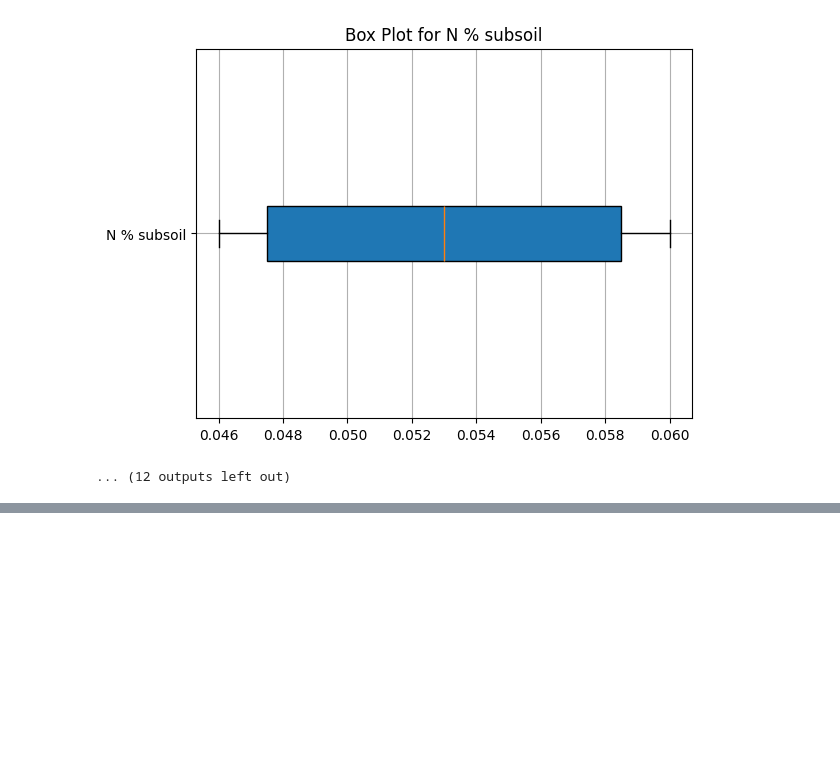
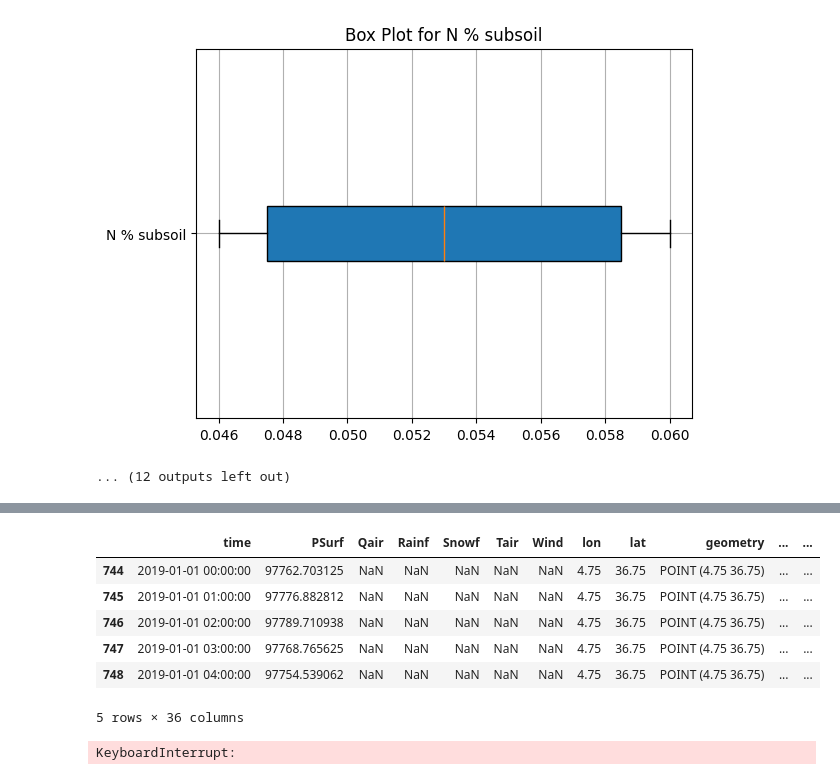
Before and after one commit to rahilGhamraci/Data-Mining-Project, a Jupyter notebook: part 1.ipynb, the cells around one changed output, grey strips where cells are left out. Saved outputs shown, nothing was run; the diff lists cells and outputs as text; code cells hidden in the pictures; blank space fills up the shorter version.

```diff
--- a/part 1.ipynb
+++ b/part 1.ipynb
@@ -1197,0 +788,6 @@ for attribute in attributes:
+# %%
+import geopandas as gpd
+
+
+soil_gdf = gpd.read_file("tizi_ouzou_soil_data.gpkg")
+climate_gdf = gpd.read_file("final_climate_data.gpkg")
@@ -1197,0 +815,9 @@ for attribute in attributes:
+# %%
+def data_integration(soil_gdf,climate_gdf):
+
+    merged_gdf = gpd.sjoin(climate_gdf, soil_gdf, how="inner", predicate="within")
+
+    return merged_gdf
+# %%
+final_merged_data = data_integration(soil_gdf,climate_gdf)
+print(final_merged_data.info())
@@ -1197,0 +842,10 @@ for attribute in attributes:
+# %%
+final_merged_data.head()
+# %% [output]
+|  | time | PSurf | Qair | Rainf | Snowf | Tair | Wind | lon | lat | geometry | ... | ... |
+| 744 | 2019-01-01 00:00:00 | 97762.703125 | NaN | NaN | NaN | NaN | NaN | 4.75 | 36.75 | POINT (4.75 36.75) | ... | ... |
+| 745 | 2019-01-01 01:00:00 | 97776.882812 | NaN | NaN | NaN | NaN | NaN | 4.75 | 36.75 | POINT (4.75 36.75) | ... | ... |
+| 746 | 2019-01-01 02:00:00 | 97789.710938 | NaN | NaN | NaN | NaN | NaN | 4.75 | 36.75 | POINT (4.75 36.75) | ... | ... |
+| 747 | 2019-01-01 03:00:00 | 97768.765625 | NaN | NaN | NaN | NaN | NaN | 4.75 | 36.75 | POINT (4.75 36.75) | ... | ... |
+| 748 | 2019-01-01 04:00:00 | 97754.539062 | NaN | NaN | NaN | NaN | NaN | 4.75 | 36.75 | POINT (4.75 36.75) | ... | ... |
+5 rows × 36 columns
@@ -1197,0 +1046,16 @@ for attribute in attributes:
+# %%
+attributes = ['PSurf', 'Qair', 'Rainf', 'Snowf', 'Tair', 'Wind', 'lon', 'lat',
+    'sand % topsoil', 'sand % subsoil', 'silt % topsoil', 'silt% subsoil',
+    'clay % topsoil', 'clay % subsoil', 'pH water topsoil',
+    'pH water subsoil', 'OC % topsoil', 'OC % subsoil', 'N % topsoil',
+    'N % subsoil', 'BS % topsoil', 'BS % subsoil', 'CEC topsoil',
+    'CEC subsoil', 'CEC clay topsoil', 'CEC Clay subsoil',
+    'CaCO3 % topsoil', 'CaCO3 % subsoil', 'BD topsoil', 'BD subsoil',
+    'C/N topsoil', 'C/N subsoil']
+
+equaly_frequent_binned_df = handling_outliers(final_merged_data,attributes,'Equal Frequency Binning')
+mean_binned_df = handling_outliers(final_merged_data,attributes,'Binning by Mean')
+median_binned_df = handling_outliers(final_merged_data,attributes,'Binning by Median')
+interval_binned_df = handling_outliers(final_merged_data,attributes,'Interval Binning')
+# %% [output]
+KeyboardInterrupt:
```
Also changed, not shown: parts of 94 cells of this notebook.
